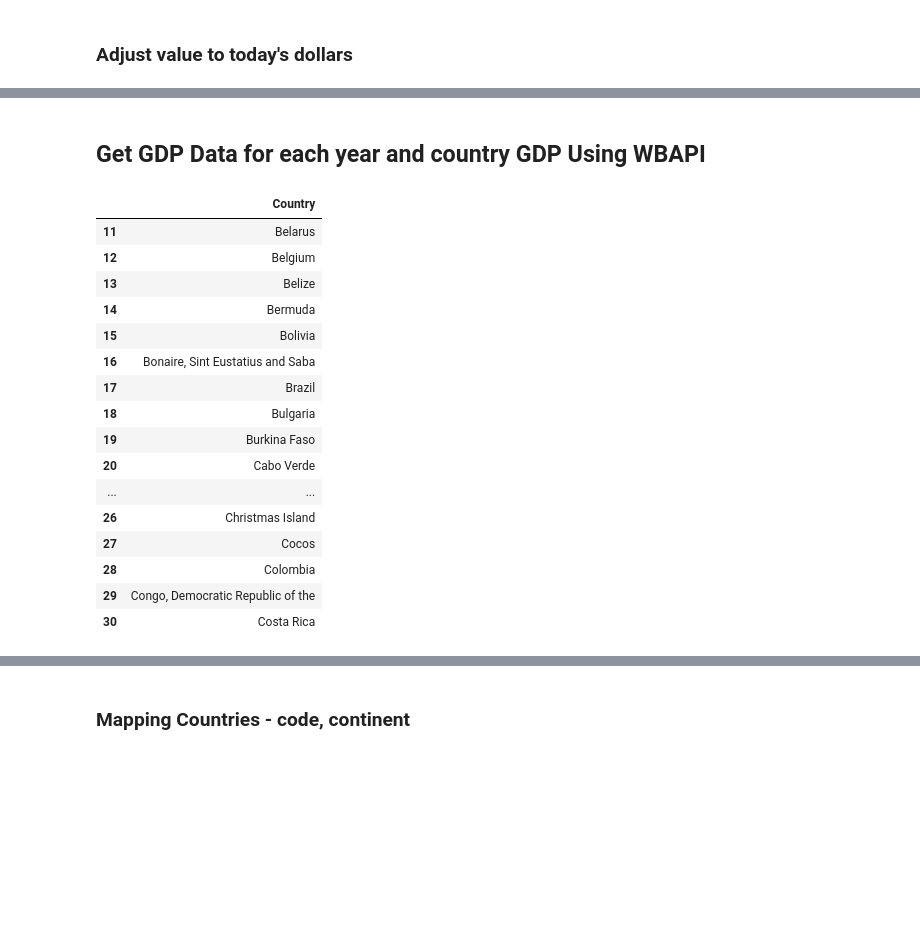
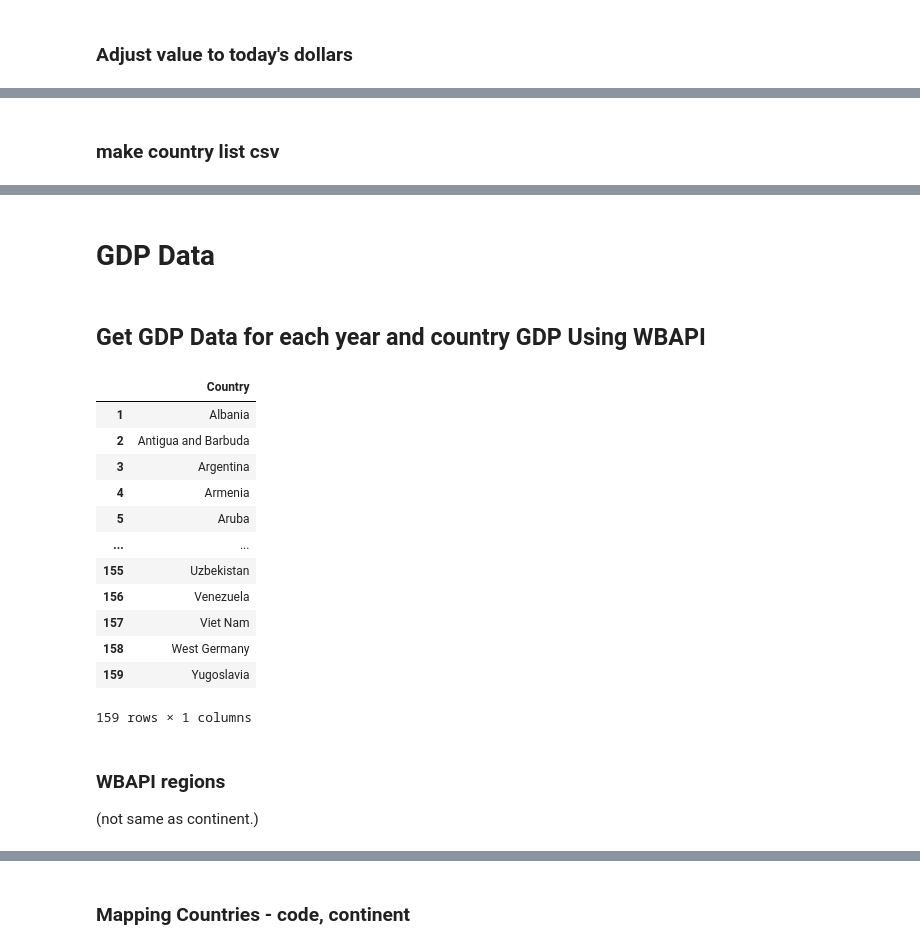
Before and after one commit to brigittesullivan/w30-final-lhl-project, a Jupyter notebook: 1_Loading_Cleaning.ipynb, the cells around one changed output, grey strips where cells are left out. Saved outputs shown, nothing was run; the diff lists cells and outputs as text; code cells hidden in the pictures; blank space fills up the shorter version.

```diff
--- a/1_Loading_Cleaning.ipynb
+++ b/1_Loading_Cleaning.ipynb
@@ -22,7 +23,7 @@ from thefuzz import process
 sns.set_theme(style='whitegrid', context='talk')
 # %%
 # surpress scientific notation
-pd.options.display.float_format = '{:.2f}'.format
+pd.options.display.float_format = '{:.1f}'.format
 # %% [markdown]
 # Importing Data
 # %% [markdown]
@@ -182,3 +161,5 @@ data_clean["Country"] = data_clean["Country"].str.strip()
+# %% [markdown]
+### make country list csv
 # %%
 export_country_list = pd.Series(data_clean['Country'].unique())
 export_country_list = export_country_list.sort_values(ignore_index= True)
@@ -210,2 +187,4 @@ data_clean.to_csv('data/data_full_clean.csv')
+# %% [markdown]
+# GDP Data
 # %% [markdown]
 ## Get GDP Data for each year and country GDP Using WBAPI
@@ -220,22 +192,21 @@ from currency_converter import CurrencyConverter
 # list of countries that need GDP data for
 countries = pd.read_csv('data/export_countries.csv', index_col=0, header = 1, names = ['Country'])
 # %%
-countries[10:30]
+countries
 # %% [output]
 |  | Country |
-| 11 | Belarus |
-| 12 | Belgium |
-| 13 | Belize |
-| 14 | Bermuda |
-| 15 | Bolivia |
-| 16 | Bonaire, Sint Eustatius and Saba |
-| 17 | Brazil |
-| 18 | Bulgaria |
-| 19 | Burkina Faso |
-| 20 | Cabo Verde |
+| 1 | Albania |
+| 2 | Antigua and Barbuda |
+| 3 | Argentina |
+| 4 | Armenia |
+| 5 | Aruba |
 | ... | ... |
-| 26 | Christmas Island |
-| 27 | Cocos |
-| 28 | Colombia |
-| 29 | Congo, Democratic Republic of the |
-| 30 | Costa Rica |
+| 155 | Uzbekistan |
+| 156 | Venezuela |
+| 157 | Viet Nam |
+| 158 | West Germany |
+| 159 | Yugoslavia |
+159 rows × 1 columns
+# %% [markdown]
+### WBAPI regions
+(not same as continent.)
```
Also changed, not shown: parts of 103 cells of this notebook, 30 other files.
